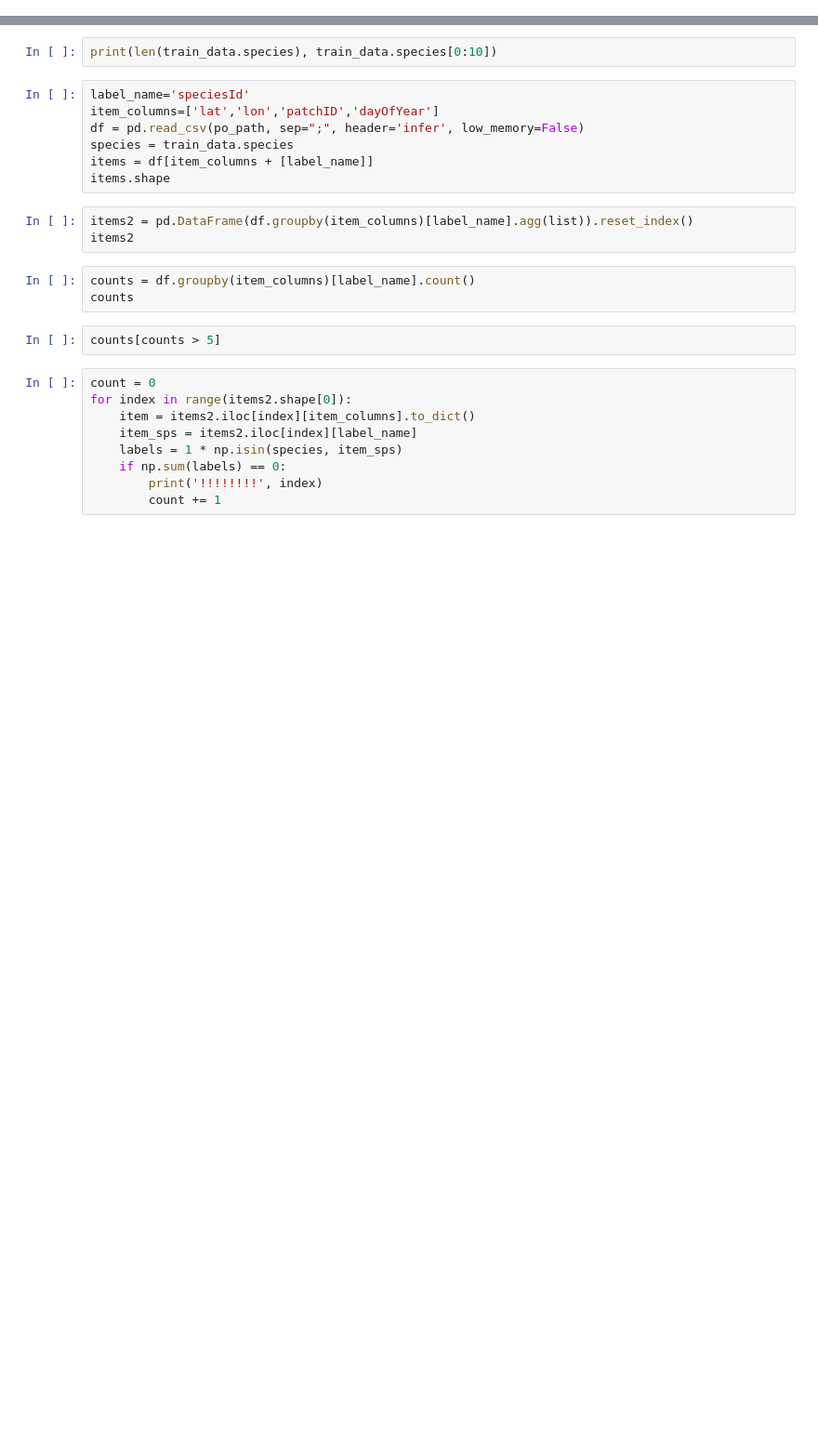
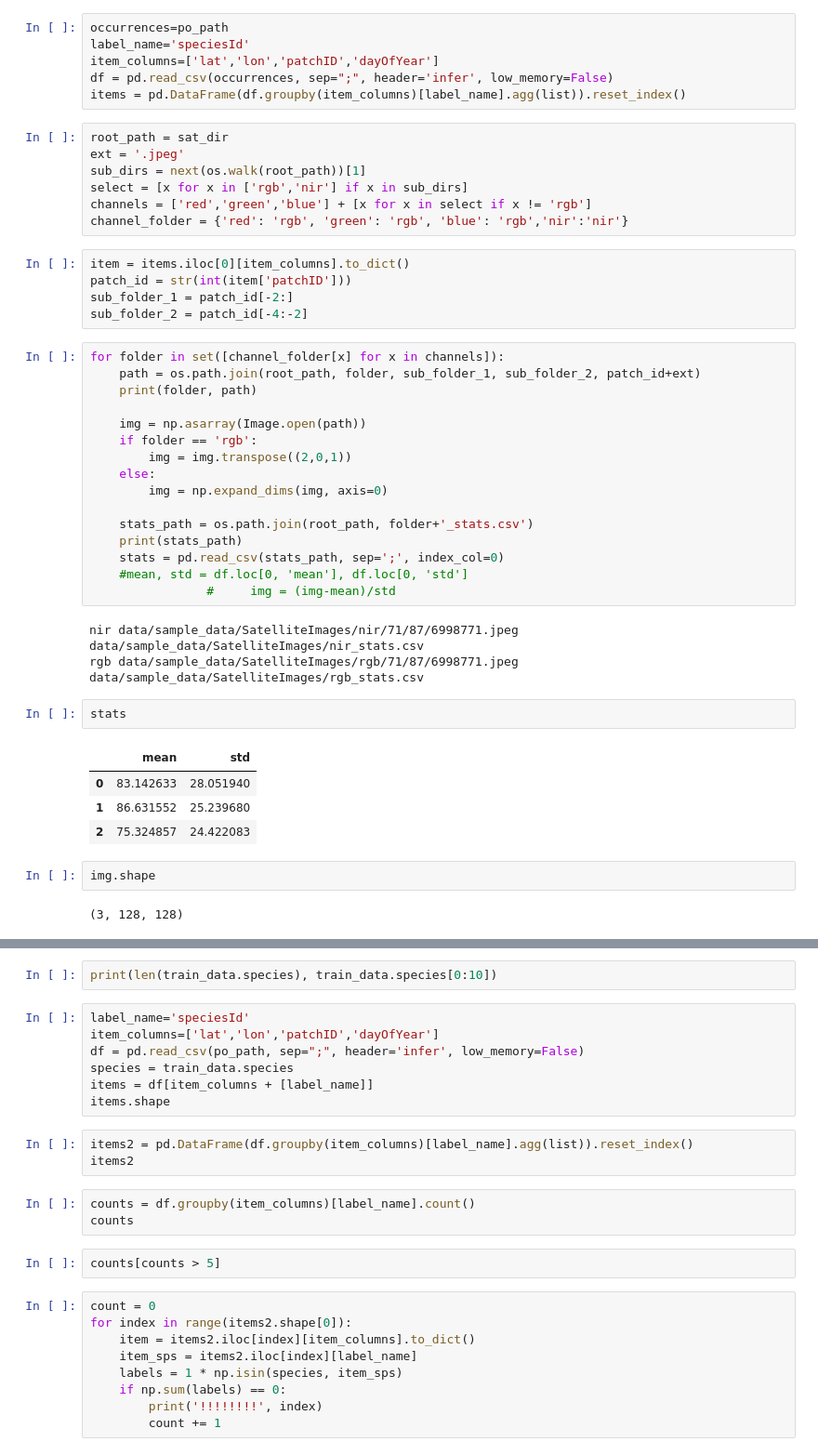
Before and after one commit to ninavantiel/multi_scale_SDMs, a Jupyter notebook: test.ipynb, the cells around one changed output, grey strips where cells are left out. Shown at 93% size. Cells and saved outputs as stored; diff of their text form; blank space fills up the shorter version.

```diff
--- a/test.ipynb
+++ b/test.ipynb
@@ -29,0 +503,50 @@ len(train_data)
+# %%
+occurrences=po_path
+label_name='speciesId'
+item_columns=['lat','lon','patchID','dayOfYear']
+df = pd.read_csv(occurrences, sep=";", header='infer', low_memory=False)
+items = pd.DataFrame(df.groupby(item_columns)[label_name].agg(list)).reset_index()
+# %%
+root_path = sat_dir
+ext = '.jpeg'
+sub_dirs = next(os.walk(root_path))[1]
+select = [x for x in ['rgb','nir'] if x in sub_dirs]
+channels = ['red','green','blue'] + [x for x in select if x != 'rgb']
+channel_folder = {'red': 'rgb', 'green': 'rgb', 'blue': 'rgb','nir':'nir'}
+# %%
+item = items.iloc[0][item_columns].to_dict()
+patch_id = str(int(item['patchID']))
+sub_folder_1 = patch_id[-2:]
+sub_folder_2 = patch_id[-4:-2]
+# %%
+for folder in set([channel_folder[x] for x in channels]):
+    path = os.path.join(root_path, folder, sub_folder_1, sub_folder_2, patch_id+ext)
+    print(folder, path)
+
+    img = np.asarray(Image.open(path))
+    if folder == 'rgb':
+        img = img.transpose((2,0,1))
+    else:
+        img = np.expand_dims(img, axis=0)
+
+    stats_path = os.path.join(root_path, folder+'_stats.csv')
+    print(stats_path)
+    stats = pd.read_csv(stats_path, sep=';', index_col=0)
+    #mean, std = df.loc[0, 'mean'], df.loc[0, 'std']
+                #     img = (img-mean)/std
+# %% [output]
+nir data/sample_data/SatelliteImages/nir/71/87/6998771.jpeg
+data/sample_data/SatelliteImages/nir_stats.csv
+rgb data/sample_data/SatelliteImages/rgb/71/87/6998771.jpeg
+data/sample_data/SatelliteImages/rgb_stats.csv
+# %%
+stats
+# %% [output]
+|  | mean | std |
+| 0 | 83.142633 | 28.051940 |
+| 1 | 86.631552 | 25.239680 |
+| 2 | 75.324857 | 24.422083 |
+# %%
+img.shape
+# %% [output]
+(3, 128, 128)
```
Also changed, not shown: parts of 117 cells of this notebook, 9 other files.
